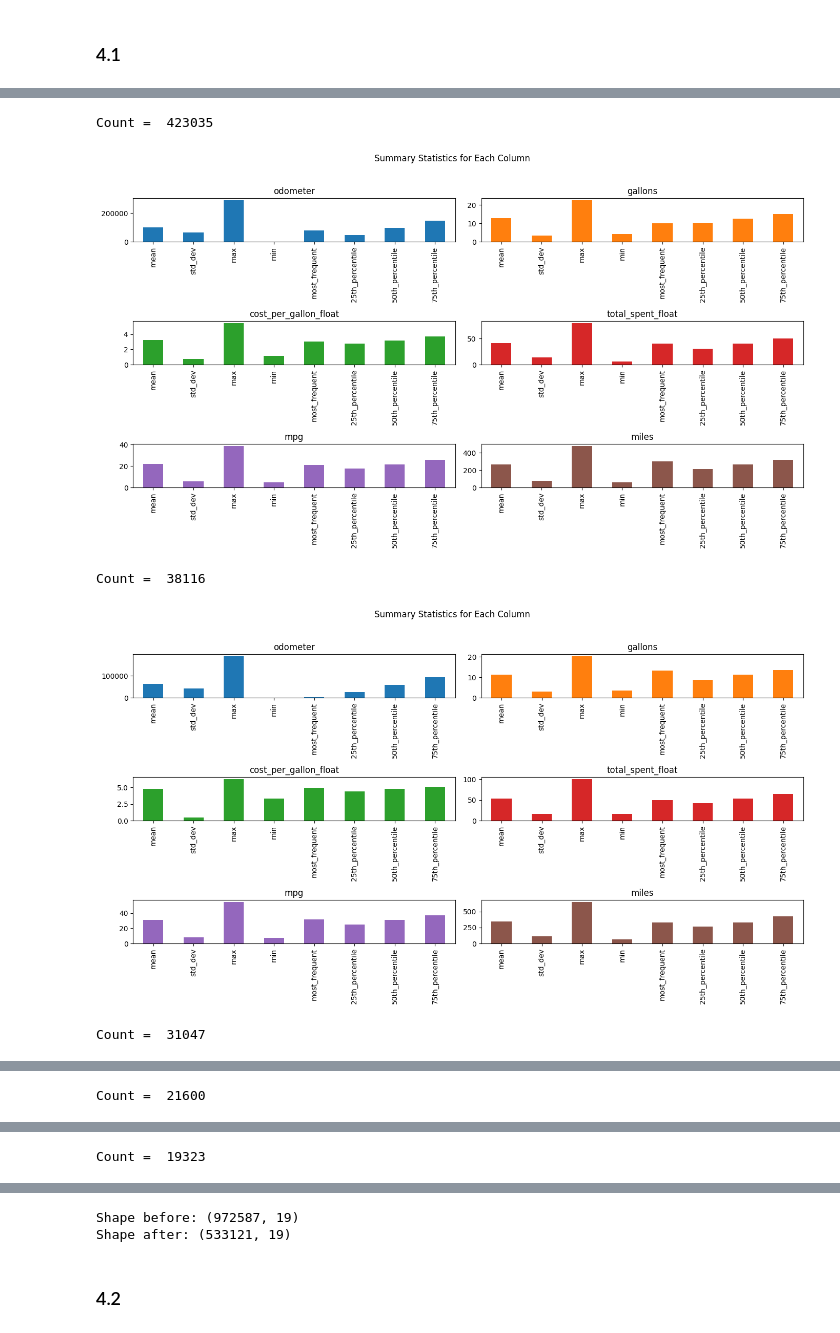
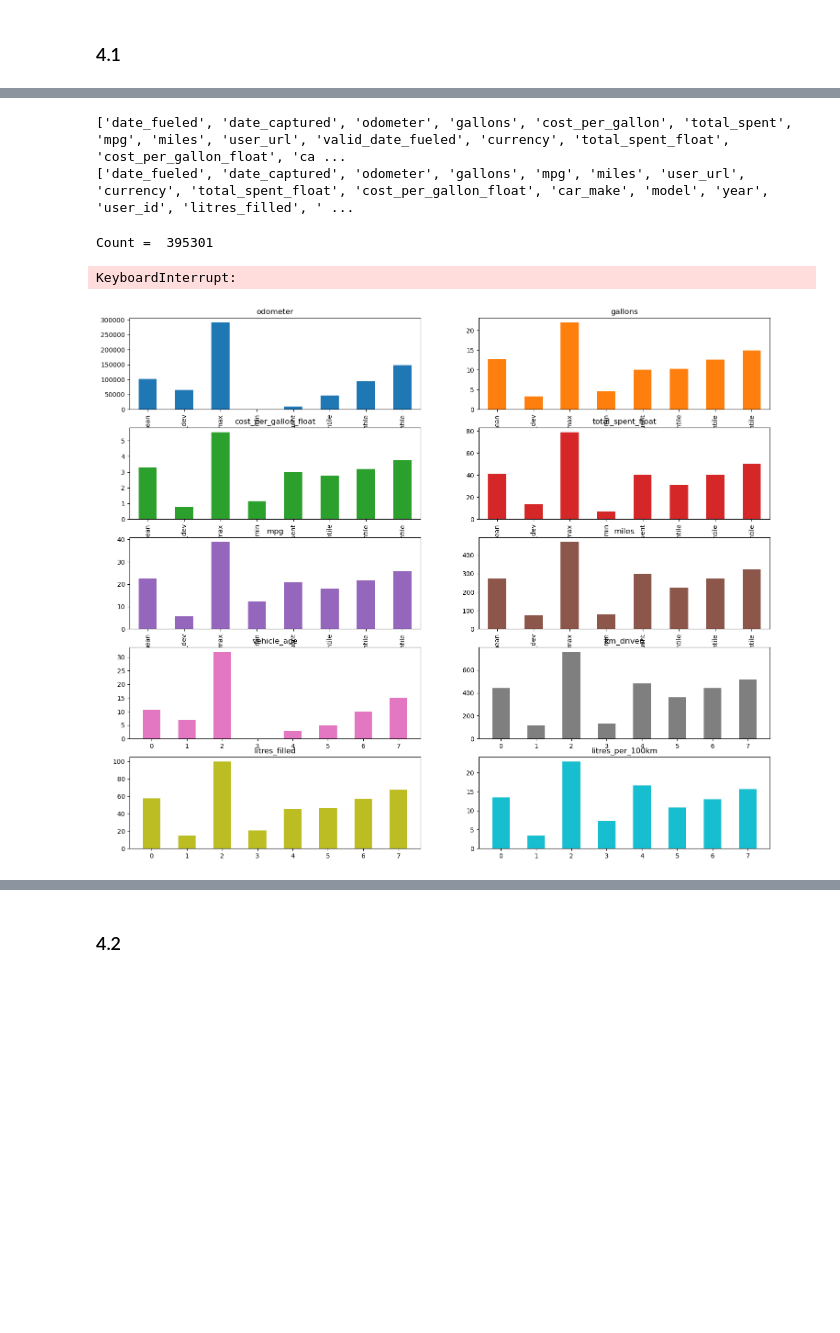
Before and after one commit to TumiJourdan/IDVE-Assignments, a Jupyter notebook: Assignment 1/main.ipynb, the cells around one changed output, grey strips where cells are left out. Drawn from its saved outputs; the diff is of its cells as text; code cells hidden in the pictures; blank space fills up the shorter version.

```diff
--- a/Assignment 1/main.ipynb
+++ b/Assignment 1/main.ipynb
@@ -62,7 +57,6 @@ df.head(11)
 | 10 | Nov 15 2020 | Nov 15 2020 | 102,001 | 9.883 | RON16.69 | RON164.98 | 38.0 | NaN | ... |
 # %%
 #1.1.3
-df['date_fueled'] = df.apply(lambda row: pd.NaT if not is_valid_date(row['date_fueled']) else row['date_fueled'], axis=1)
 df['date_fueled'] = pd.to_datetime(df['date_fueled'], errors='coerce')
 df['date_captured'] = pd.to_datetime(df['date_captured'], errors='coerce')
 print(df.dtypes)
@@ -620,6 +614,16 @@ plt.show()
 
 # Question 4.1
 # 4.1.1 Identify the top 5 currencies by number of transactions
+
+def replace_negatives(df):
+    for col in df.columns:
+        # Check if the column is numeric
+        if pd.api.types.is_numeric_dtype(df[col]):
+            df[col] = df[col].apply(lambda x: x if x >= 0 else np.nan)
+    return df
+df = replace_negatives(df)
+df = df.dropna()
+
 filtered_df = df.dropna().copy()
 currency_counts = filtered_df['currency'].value_counts()
 print(currency_counts)
@@ -649,20 +653,31 @@ CA$     33293
 R       31398
 Name: count, dtype: int64
+# %%
+print(df.columns.tolist())
+df = df.drop(columns=['cost_per_gallon','total_spent','valid_date_fueled','day_of_month'])
+print(df.columns.tolist())
+# Delete : day of month
+# %% [output]
+['date_fueled', 'date_captured', 'odometer', 'gallons', 'cost_per_gallon', 'total_spent', 'mpg', 'miles', 'user_url', 'valid_date_fueled', 'currency', 'total_spent_float', 'cost_per_gallon_float', 'ca ...
+['date_fueled', 'date_captured', 'odometer', 'gallons', 'mpg', 'miles', 'user_url', 'currency', 'total_spent_float', 'cost_per_gallon_float', 'car_make', 'model', 'year', 'user_id', 'litres_filled', ' ...
 # %%
 from pyod.models.abod import ABOD
 from pyod.models.iforest import IForest
 from sklearn.decomposition import PCA
 
 
-def clean_iforest(df_in,top_5_currencies,columns= ['odometer', 'gallons', 'cost_per_gallon_float', 'total_spent_float', 'mpg', 'miles']):
+
+
+def clean_iforest(df_in,top_5_currencies,columns):
     df_top_5 = df_in[df_in['currency'].isin(top_5_currencies)]
     temp_df = df_in.copy()
     for country in top_5_currencies:
 
         # Filter the DataFrame for the current currency
         country_df = df_top_5.loc[df_top_5['currency'] == country]
+        country_df.dropna()
         numerical_df = country_df[columns].copy()
-        numerical_df.fillna(0, inplace=True)
+        numerical_df.dropna()
         iso_forest = IForest(contamination=0.3, random_state=42)
         # Initialize and fit IFOREST
         iso_forest.fit(numerical_df)
@@ -677,9 +692,10 @@ def clean_iforest(df_in,top_5_currencies,columns= ['odometer', 'gallons', 'cost_
 
     return temp_df
 
-def clean_abod_chunking(df_in,top_5_currencies,columns= ['odometer', 'gallons', 'cost_per_gallon_float', 'total_spent_float', 'mpg', 'miles']):
+def clean_abod_chunking(df_in,top_5_currencies,columns):
 
     temp_df = df_in.copy()
+
     df_top_5 = df_in[df_in['currency'].isin(top_5_currencies)]
     for country in top_5_currencies:
         country_df = df_top_5.loc[df_top_5['currency'] == country]
@@ -704,14 +720,16 @@ def clean_abod_chunking(df_in,top_5_currencies,columns= ['odometer', 'gallons',
             temp_df = temp_df.drop(index=outlier_indices)
     return temp_df
 
-def clean_IQR(df_in, columns= ['odometer', 'gallons', 'cost_per_gallon_float', 'total_spent_float', 'mpg', 'miles']):
+def clean_IQR(df_in, columns):
     df_top_5 = df_in[df_in['currency'].isin(top_5_currencies)]
     temp_df = df_in.copy()
+
+    temp_df.dropna()
 
     for country in top_5_currencies:
         # Filter the DataFrame for the current currency
         country_df = df_top_5.loc[df_top_5['currency'] == country]
-
+        country_df.dropna()
         for column in columns:
             Q1 = float(country_df[column].quantile(0.25))
             Q3 = float(country_df[column].quantile(0.75))
@@ -726,11 +744,11 @@ def clean_IQR(df_in, columns= ['odometer', 'gallons', 'cost_per_gallon_float', '
 
     return temp_df
 
-def Debug_by_Currency(top_5_currencies_in,df_in, columns = ['odometer', 'gallons', 'cost_per_gallon_float', 'total_spent_float', 'mpg', 'miles']):
+def Debug_by_Currency(top_5_currencies_in,df_in, columns):
 
     # get all that are in top 5 currencies
     df_top_5 = df_in[df_in['currency'].isin(top_5_currencies_in)]
-    columns = ['odometer', 'gallons', 'cost_per_gallon_float', 'total_spent_float', 'mpg', 'miles']
+    # columns = ['odometer', 'gallons', 'cost_per_gallon_float', 'total_spent_float', 'mpg', 'miles']
 
     for country in top_5_currencies_in:
         df_selected = df_top_5[df_top_5['currency'] == country]
@@ -739,40 +757,41 @@ def Debug_by_Currency(top_5_currencies_in,df_in, columns = ['odometer', 'gallons
         statistics = {
             'mean': df_selected.mean(),
             'std_dev': df_selected.std(),
             'max': df_selected.max(),
             'min': df_selected.min(),
             'most_frequent': df_selected.mode().iloc[0],  # Mode might return multiple values; take the first one
             '25th_percentile': df_selected.quantile(0.25),
             '50th_percentile': df_selected.median(),  # same as the 50th percentile (second quartile)
             '75th_percentile': df_selected.quantile(0.75)
         }
 
         statistics_df = pd.DataFrame(statistics)
-        statistics_df.T.plot(kind='bar', figsize=(14, 8), subplots=True, layout=(3, 2), sharex=False, sharey=False, legend=False)
+        statistics_df.T.plot(kind='bar', figsize=(18, 15), subplots=True, layout=(5, 2), sharex=False, sharey=False, legend=False)
         plt.suptitle('Summary Statistics for Each Column')
         plt.tight_layout(rect=[0, 0, 1, 0.96])
         plt.show()
 
+columns = ['odometer', 'gallons', 'cost_per_gallon_float', 'total_spent_float', 'mpg', 'miles','vehicle_age','km_driven','litres_filled','litres_per_100km',]
 
 shape_before = df[df['currency'].isin(top_5_currencies)]
+# Drop negatives
 
 # clean with isoforest
 iso_forest = IForest(contamination=0.3, random_state=42)
-temp_df = clean_iforest(df,top_5_currencies)
+temp_df = clean_iforest(df,top_5_currencies,columns)
 # clean with iqr
-temp_df = clean_IQR(temp_df)
+temp_df = clean_IQR(temp_df,columns)
+
 ### Debugging ####
-Debug_by_Currency(top_5_currencies,temp_df)
+Debug_by_Currency(top_5_currencies,temp_df,columns)
 ##################
 df_top_5_cleaned = temp_df[temp_df['currency'].isin(top_5_currencies)]
 
-# df = df_top_5_cleaned
+df = df_top_5_cleaned
 
 print("Shape before:",shape_before.shape)
 print("Shape after:",df_top_5_cleaned.shape)
 # %% [output]
-Count =  423035
+Count =  395301
+KeyboardInterrupt:
-[figure, old version]
+[figure, new version]
-Count =  38116
-[figure, removed]
-Count =  31047
@@ -780 +797,0 @@ Count =  31047
-Count =  21600
@@ -782 +797,0 @@ Count =  21600
-Count =  19323
@@ -784,5 +798,3 @@ Count =  19323
-Shape before: (972587, 19)
-Shape after: (533121, 19)
 # %% [markdown]
 ### 4.2 ###
 # %%
```
Also changed, not shown: parts of 27 cells of this notebook.
